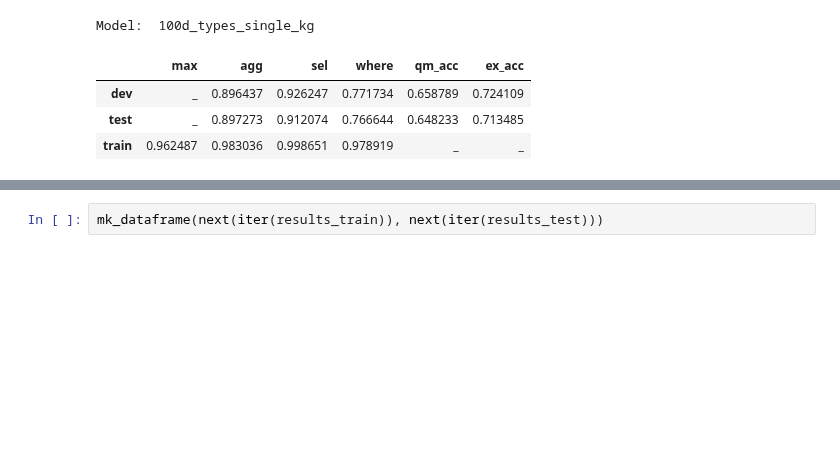
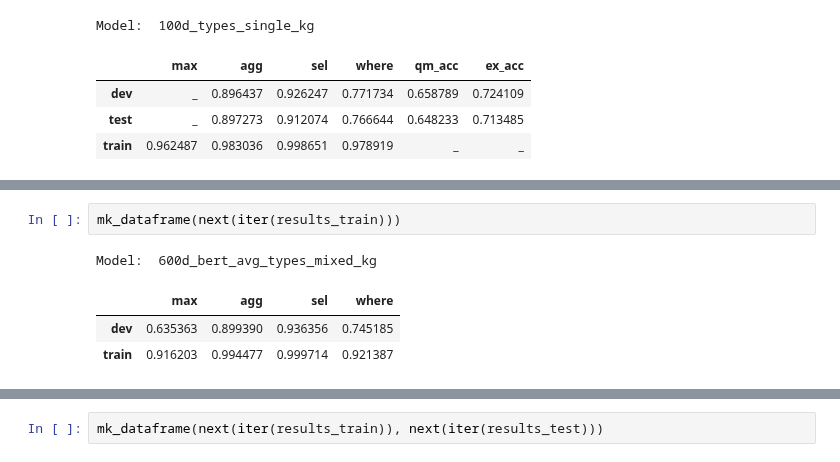
Before and after one commit to LukasMut/TypeSQL-plus-BERT, a Jupyter notebook: results.ipynb, the cells around one changed output, grey strips where cells are left out. Saved outputs shown, nothing was run; the diff lists cells and outputs as text; blank space fills up the shorter version.

```diff
--- a/results.ipynb
+++ b/results.ipynb
@@ -136,3 +151,10 @@ Model:  100d_types_single_kg
+# %%
+mk_dataframe(next(iter(results_train)))
+# %% [output]
+Model:  600d_bert_avg_types_mixed_kg
+|  | max | agg | sel | where |
+| dev | 0.635363 | 0.899390 | 0.936356 | 0.745185 |
+| train | 0.916203 | 0.994477 | 0.999714 | 0.921387 |
 # %%
 mk_dataframe(next(iter(results_train)), next(iter(results_test)))
 # %% [output]
```
Also changed, not shown: parts of 7 cells of this notebook, 5 other files.
